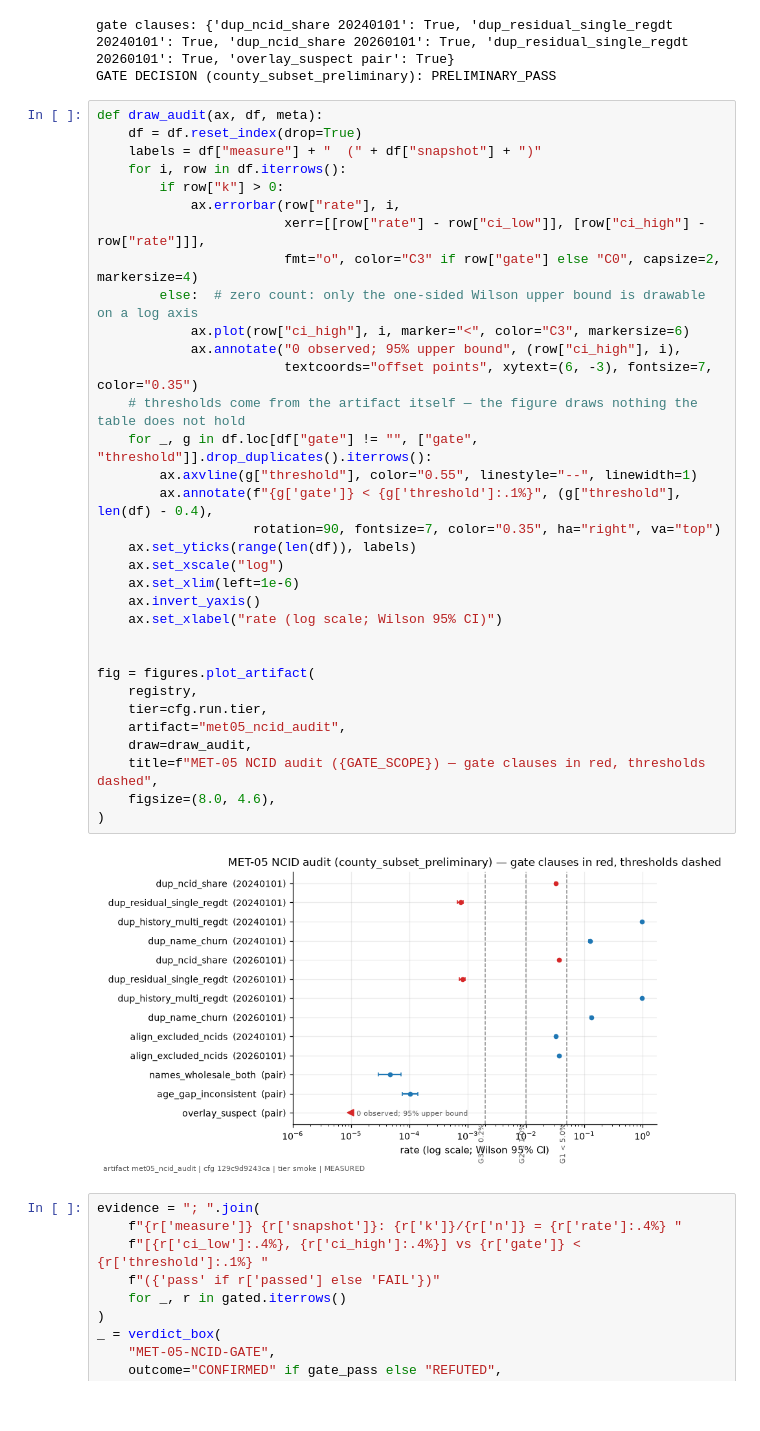
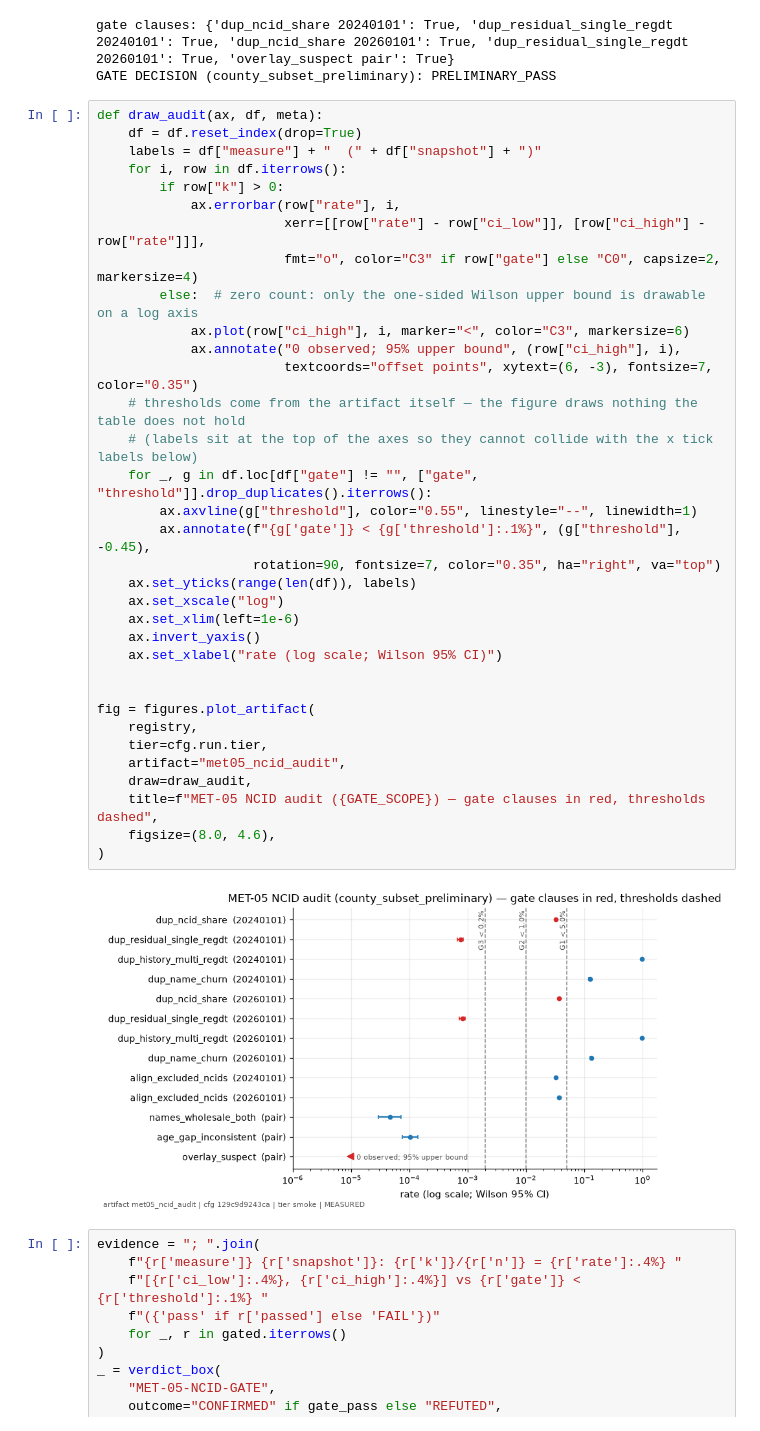
Before and after one commit to sinaghadermarzi/embedding-based-entity-resolution, a Jupyter notebook: notebooks/03_is_the_truth_true.ipynb, the cells around one changed output. Saved outputs shown, nothing was run; the diff lists cells and outputs as text.

```diff
--- a/notebooks/03_is_the_truth_true.ipynb
+++ b/notebooks/03_is_the_truth_true.ipynb
@@ -533,30 +533,31 @@ def draw_audit(ax, df, meta):
                         fmt="o", color="C3" if row["gate"] else "C0", capsize=2, markersize=4)
         else:  # zero count: only the one-sided Wilson upper bound is drawable on a log axis
             ax.plot(row["ci_high"], i, marker="<", color="C3", markersize=6)
             ax.annotate("0 observed; 95% upper bound", (row["ci_high"], i),
                         textcoords="offset points", xytext=(6, -3), fontsize=7, color="0.35")
     # thresholds come from the artifact itself — the figure draws nothing the table does not hold
+    # (labels sit at the top of the axes so they cannot collide with the x tick labels below)
     for _, g in df.loc[df["gate"] != "", ["gate", "threshold"]].drop_duplicates().iterrows():
         ax.axvline(g["threshold"], color="0.55", linestyle="--", linewidth=1)
-        ax.annotate(f"{g['gate']} < {g['threshold']:.1%}", (g["threshold"], len(df) - 0.4),
+        ax.annotate(f"{g['gate']} < {g['threshold']:.1%}", (g["threshold"], -0.45),
                     rotation=90, fontsize=7, color="0.35", ha="right", va="top")
     ax.set_yticks(range(len(df)), labels)
     ax.set_xscale("log")
     ax.set_xlim(left=1e-6)
     ax.invert_yaxis()
     ax.set_xlabel("rate (log scale; Wilson 95% CI)")
 
 
 fig = figures.plot_artifact(
     registry,
     tier=cfg.run.tier,
     artifact="met05_ncid_audit",
     draw=draw_audit,
     title=f"MET-05 NCID audit ({GATE_SCOPE}) — gate clauses in red, thresholds dashed",
     figsize=(8.0, 4.6),
 )
 # %% [output]
-[figure, old version]
+[figure, new version]
 # %%
 evidence = "; ".join(
     f"{r['measure']} {r['snapshot']}: {r['k']}/{r['n']} = {r['rate']:.4%} "
```
Also changed, not shown: parts of 4 cells of this notebook, 8 other files.
